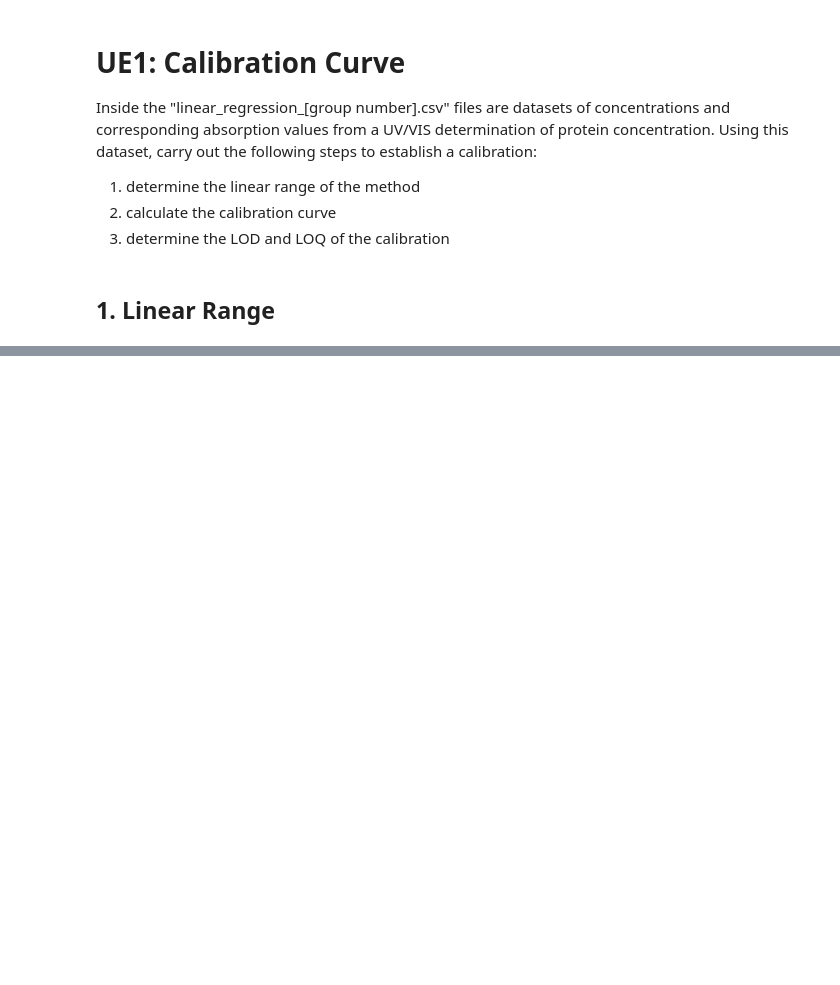
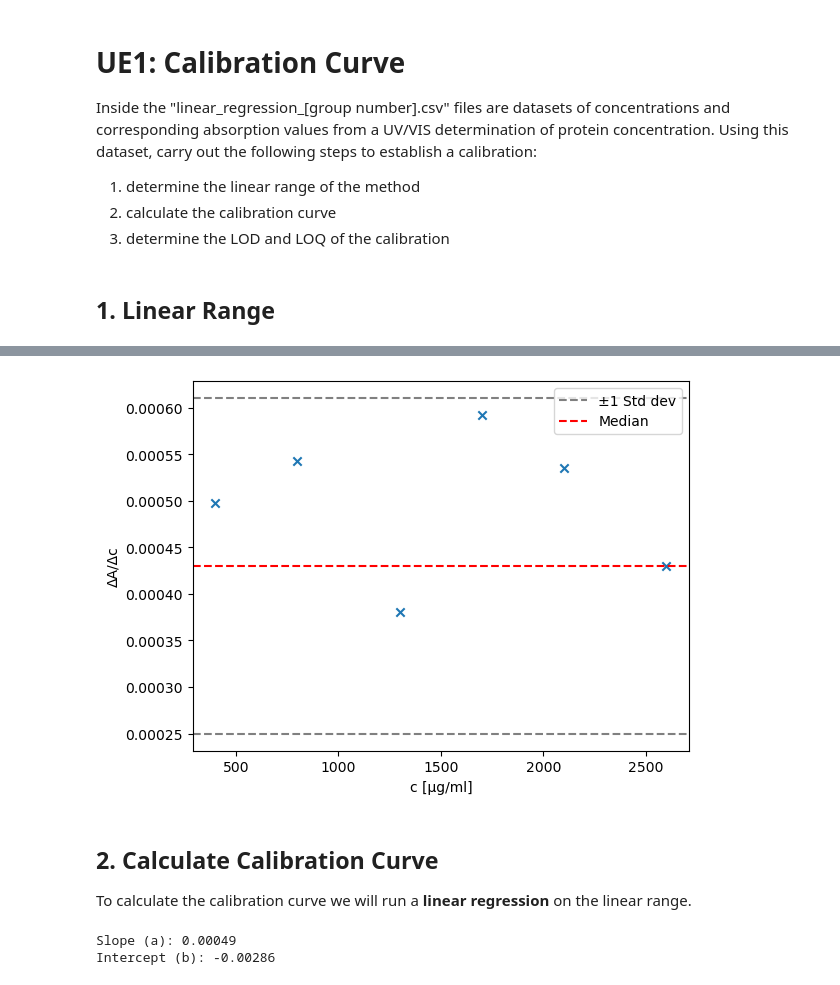
Before and after one commit to tonyzamyatin/mdgamls, a Jupyter notebook: UE1/UE1_CalibrationCurve/calibration.ipynb, the cells around one changed output, grey strips where cells are left out. Saved outputs shown, nothing was run; the diff lists cells and outputs as text; code cells hidden in the pictures; blank space fills up the shorter version.

```diff
--- a/UE1/UE1_CalibrationCurve/calibration.ipynb
+++ b/UE1/UE1_CalibrationCurve/calibration.ipynb
@@ -44,0 +132,4 @@ plt.show()
+# %%
+# Extract the linear range by removing the last three points
+linear_slopes_da = pairwise_slopes_da[:-3]
+linear_slopes_da
@@ -44,0 +144,21 @@ plt.show()
+# %%
+scatter_plot_with_statistics(linear_slopes_da, x_coord='c', location=('median', median_slope), scale=('std dev', std_slope))
+# %% [output]
+[figure, added]
+# %% [markdown]
+## 2. Calculate Calibration Curve
+To calculate the calibration curve we will run a **linear regression** on the linear range.
+# %%
+from sklearn.linear_model import LinearRegression
+
+X = ref_points_da['c'][:-3].values.reshape(-1, 1)
+y = ref_points_da[:-3].values
+
+# Fit the model
+model = LinearRegression()
+model.fit(X, y)
+print(f"Slope (a): {model.coef_[0]:.5f}")
+print(f"Intercept (b): {model.intercept_:.5f}")
+# %% [output]
+Slope (a): 0.00049
+Intercept (b): -0.00286
```
Also changed, not shown: parts of 17 cells of this notebook, 2 other files.
